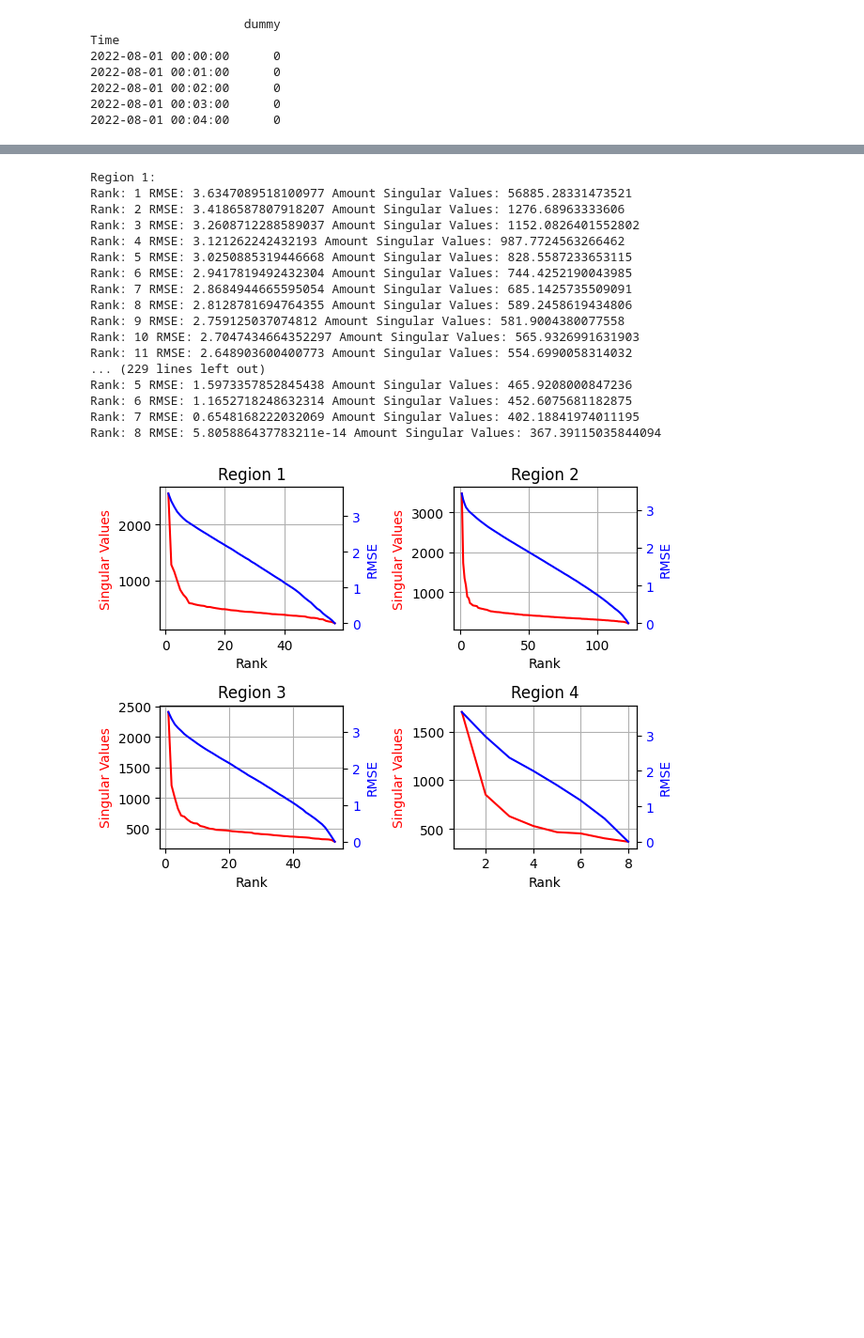
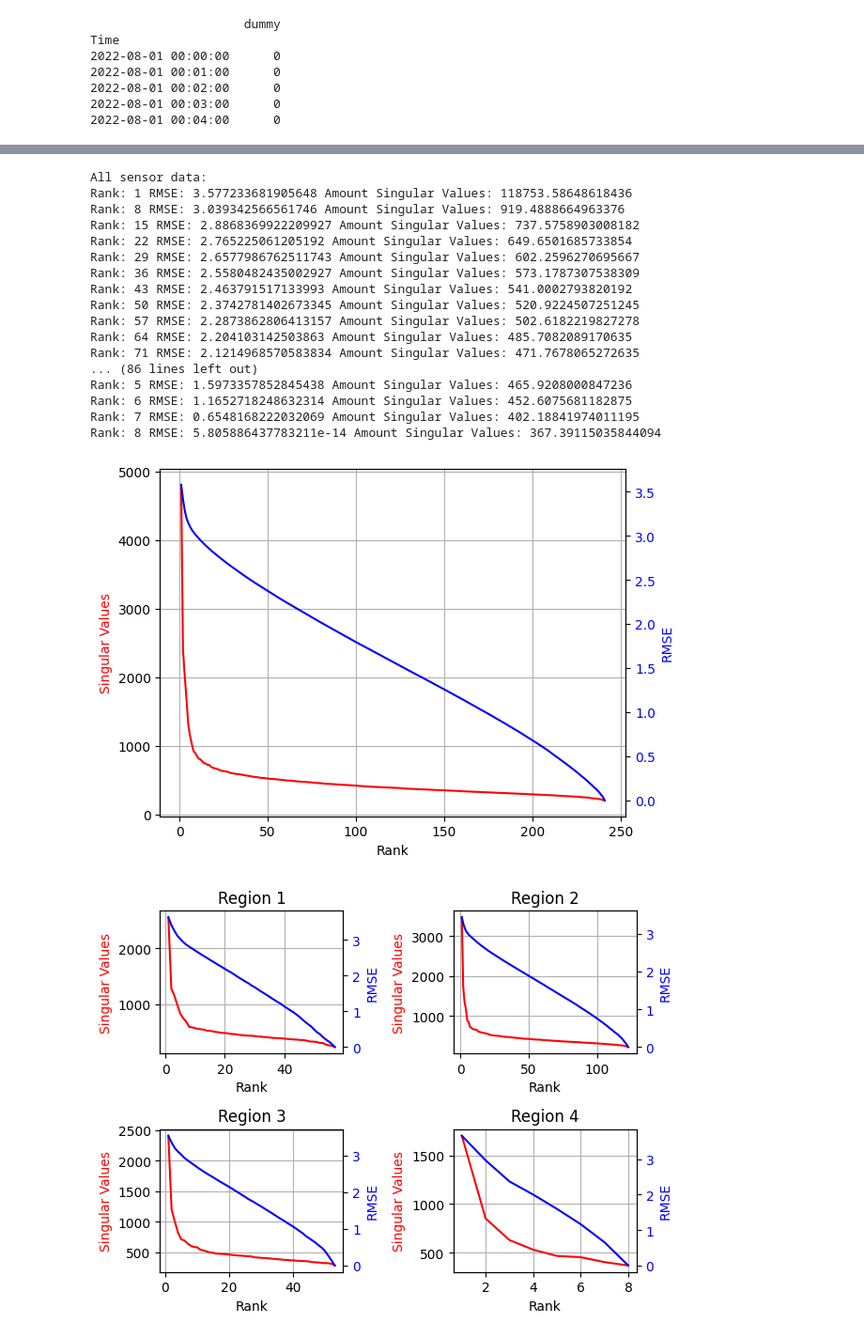
Before and after one commit to fahaerte/LSIES-FinalAssignment, a Jupyter notebook: Task3_SVDs.ipynb, the cells around one changed output, grey strips where cells are left out. Shown: that part at 94% size. Drawn from its saved outputs; the diff is of its cells as text; code cells hidden in the pictures; blank space fills up the shorter version.

Commit message:
Create SVDs, plot sing values & rmse

```diff
--- a/Task3_SVDs.ipynb
+++ b/Task3_SVDs.ipynb
@@ -168,40 +162,38 @@ def calc_SVD_RMSE(df):
 df_all_data.reset_index(inplace=True)
 df_without_timestamp = df_all_data.iloc[:, 1:len(df_all_data.columns)+1]
 
+rmse_list_all_regions, amount_sing_val_all_regions = calc_SVD_RMSE(df_without_timestamp)
 rmse_list_reg1, amount_sing_val_reg1 = calc_SVD_RMSE(df_without_timestamp[sensors_region1])
 rmse_list_reg2, amount_sing_val_reg2 = calc_SVD_RMSE(df_without_timestamp[sensors_region2])
 rmse_list_reg3, amount_sing_val_reg3 = calc_SVD_RMSE(df_without_timestamp[sensors_region3])
 rmse_list_reg4, amount_sing_val_reg4 = calc_SVD_RMSE(df_without_timestamp[sensors_region4])
 
-print('Region 1:')
-for rank in range(len(rmse_list_reg1)):
-        print(f'Rank: {rank+1} RMSE: {rmse_list_reg1[rank]} Amount Singular Values: {amount_sing_val_reg1[rank]}')
+def print_values(description, rmse_values, sing_values, steps):
+  print()
+  print(description)
+  for rank in range(len(rmse_values)):
+    if rank % steps == 0:
+      print(f'Rank: {rank+1} RMSE: {rmse_values[rank]} Amount Singular Values: {sing_values[rank]}')
 
-print('Region 2:')
-for rank in range(len(rmse_list_reg2)):
-        print(f'Rank: {rank+1} RMSE: {rmse_list_reg2[rank]} Amount Singular Values: {amount_sing_val_reg2[rank]}')
-
-print('Region 3:')
-for rank in range(len(rmse_list_reg3)):
-        print(f'Rank: {rank+1} RMSE: {rmse_list_reg3[rank]} Amount Singular Values: {amount_sing_val_reg3[rank]}')
-
-print('Region 4:')
-for rank in range(len(rmse_list_reg4)):
-        print(f'Rank: {rank+1} RMSE: {rmse_list_reg4[rank]} Amount Singular Values: {amount_sing_val_reg4[rank]}')
+print_values('All sensor data:', rmse_list_all_regions, amount_sing_val_all_regions, 7)
+print_values('Region 1:', rmse_list_reg1, amount_sing_val_reg1, 4)
+print_values('Region 2:', rmse_list_reg2, amount_sing_val_reg2, 6)
+print_values('Region 3:', rmse_list_reg3, amount_sing_val_reg3, 4)
+print_values('Region 4:', rmse_list_reg4, amount_sing_val_reg4, 1)
 # %% [output]
-Region 1:
-Rank: 1 RMSE: 3.6347089518100977 Amount Singular Values: 56885.28331473521
-Rank: 2 RMSE: 3.4186587807918207 Amount Singular Values: 1276.68963333606
-Rank: 3 RMSE: 3.2608712288589037 Amount Singular Values: 1152.0826401552802
-Rank: 4 RMSE: 3.121262242432193 Amount Singular Values: 987.7724563266462
-Rank: 5 RMSE: 3.0250885319446668 Amount Singular Values: 828.5587233653115
-Rank: 6 RMSE: 2.9417819492432304 Amount Singular Values: 744.4252190043985
-Rank: 7 RMSE: 2.8684944665595054 Amount Singular Values: 685.1425735509091
-Rank: 8 RMSE: 2.8128781694764355 Amount Singular Values: 589.2458619434806
-Rank: 9 RMSE: 2.759125037074812 Amount Singular Values: 581.9004380077558
-Rank: 10 RMSE: 2.7047434664352297 Amount Singular Values: 565.9326991631903
-Rank: 11 RMSE: 2.648903600400773 Amount Singular Values: 554.6990058314032
-... (229 lines left out)
+All sensor data:
+Rank: 1 RMSE: 3.577233681905648 Amount Singular Values: 118753.58648618436
+Rank: 8 RMSE: 3.039342566561746 Amount Singular Values: 919.4888664963376
+Rank: 15 RMSE: 2.8868369922209927 Amount Singular Values: 737.5758903008182
+Rank: 22 RMSE: 2.765225061205192 Amount Singular Values: 649.6501685733854
+Rank: 29 RMSE: 2.6577986762511743 Amount Singular Values: 602.2596270695667
+Rank: 36 RMSE: 2.5580482435002927 Amount Singular Values: 573.1787307538309
+Rank: 43 RMSE: 2.463791517133993 Amount Singular Values: 541.0002793820192
+Rank: 50 RMSE: 2.3742781402673345 Amount Singular Values: 520.9224507251245
+Rank: 57 RMSE: 2.2873862806413157 Amount Singular Values: 502.6182219827278
+Rank: 64 RMSE: 2.204103142503863 Amount Singular Values: 485.7082089170635
+Rank: 71 RMSE: 2.1214968570583834 Amount Singular Values: 471.7678065272635
+... (86 lines left out)
 Rank: 5 RMSE: 1.5973357852845438 Amount Singular Values: 465.9208000847236
 Rank: 6 RMSE: 1.1652718248632314 Amount Singular Values: 452.6075681182875
 Rank: 7 RMSE: 0.6548168222032069 Amount Singular Values: 402.18841974011195
@@ -211,4 +203,28 @@ amount_sing_val_reg1[0] = amount_sing_val_reg1[1] * 2
 amount_sing_val_reg2[0] = amount_sing_val_reg2[1] * 2
 amount_sing_val_reg3[0] = amount_sing_val_reg3[1] * 2
 amount_sing_val_reg4[0] = amount_sing_val_reg4[1] * 2
+amount_sing_val_all_regions[0] = amount_sing_val_all_regions[1] * 2
+# %%
+def init_ax(ax, rank_values, rmse_values, sing_values, color1, color2):
+  ax.set_xlabel('Rank')
+  ax.set_ylabel('Singular Values', color=color1)
+  ax.plot(rank_values, sing_values, color=color1)
+  ax2 = ax.twinx()
+  ax2.set_ylabel('RMSE', color=color2)
+  ax2.plot(rank_values, rmse_values, color=color2)
+  ax2.tick_params(axis='y', labelcolor=color2)
+  ax.grid(True)
+  ax2.grid(False)
+  return ax
+
+color1 = 'r'
+color2 = 'b'
+
+rank_range_all_regions = range(1, len(rmse_list_all_regions) + 1)
+
+fig, ax = plt.subplots()
+ax = init_ax(ax, rank_range_all_regions, rmse_list_all_regions, amount_sing_val_all_regions, color1, color2)
+plt.show()
+# %% [output]
+[figure, added]
 # %%
```
Also changed, not shown: parts of 5 cells of this notebook.
